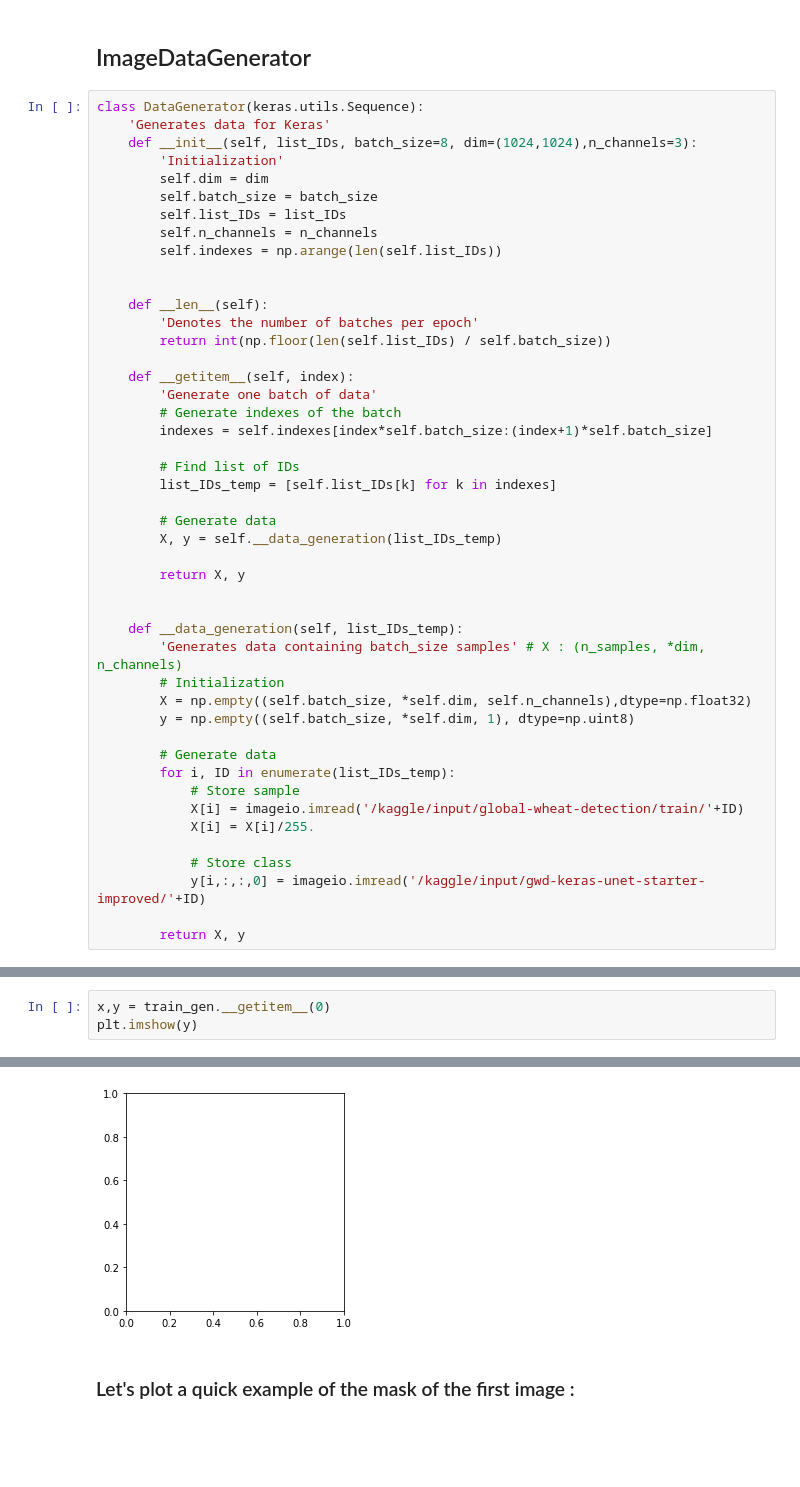
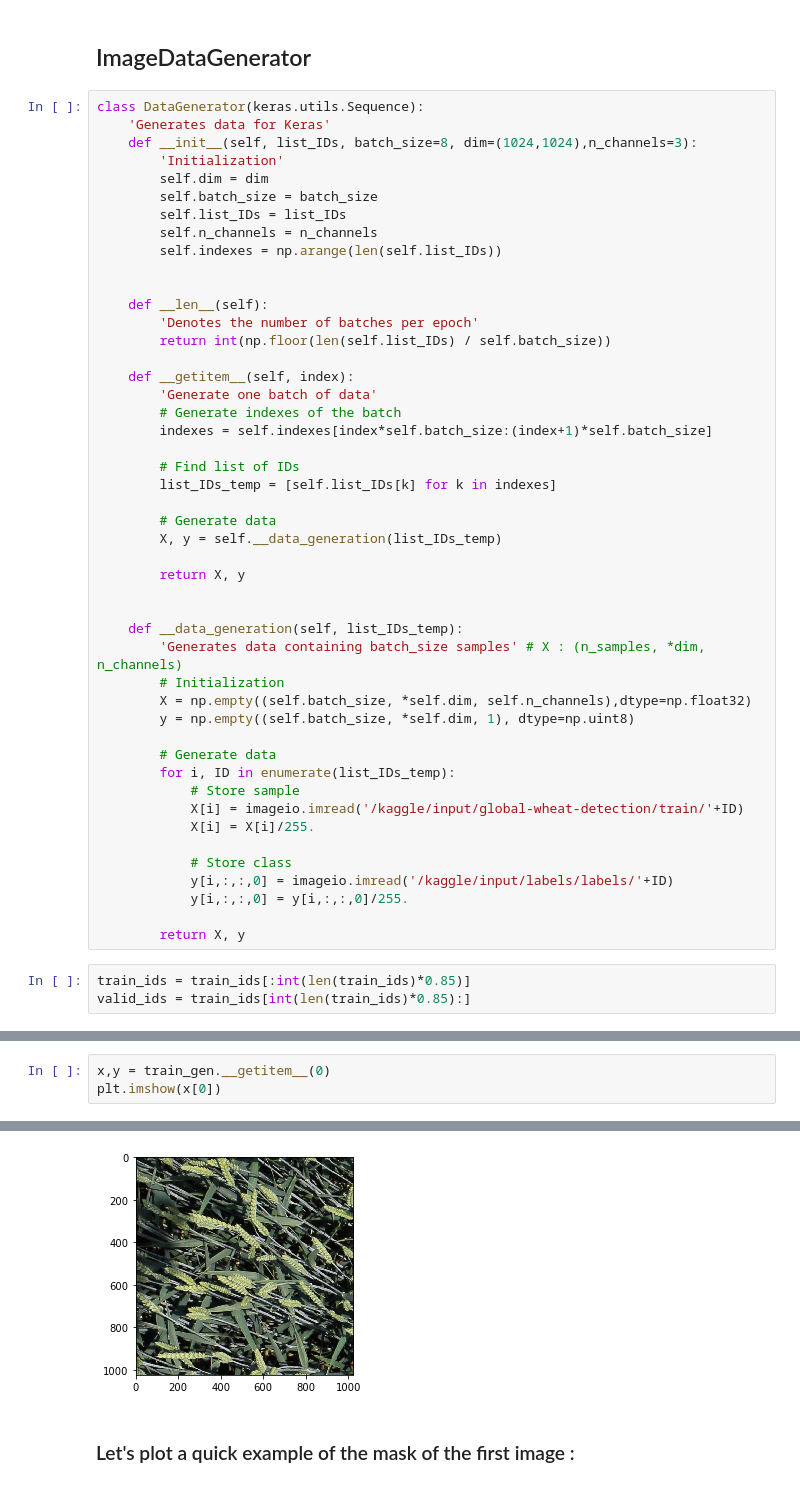
Before and after one commit to jiayangshi/Global-Wheat-Detection, a Jupyter notebook: GWD – Keras Unet Starter - Improved.ipynb, the cells around one changed output, grey strips where cells are left out. Cells and saved outputs as stored; diff of their text form; blank space fills up the shorter version.

```diff
--- a/GWD – Keras Unet Starter - Improved.ipynb
+++ b/GWD – Keras Unet Starter - Improved.ipynb
@@ -299,8 +247,12 @@ class DataGenerator(keras.utils.Sequence):
             X[i] = X[i]/255.
 
             # Store class
-            y[i,:,:,0] = imageio.imread('/kaggle/input/gwd-keras-unet-starter-improved/'+ID)
+            y[i,:,:,0] = imageio.imread('/kaggle/input/labels/labels/'+ID)
+            y[i,:,:,0] = y[i,:,:,0]/255.
 
         return X, y
+# %%
+train_ids = train_ids[:int(len(train_ids)*0.85)]
+valid_ids = train_ids[int(len(train_ids)*0.85):]
 # %%
 train_gen = DataGenerator(list_IDs=train_ids,batch_size=BATCH_SIZE, dim=(IMG_WIDTH, IMG_HEIGHT),n_channels=3)
@@ -314,5 +267,5 @@ for i,test_id in enumerate(test_ids):
 test_gen = test_imgs
 # %%
 x,y = train_gen.__getitem__(0)
-plt.imshow(y)
+plt.imshow(x[0])
 # %% [output]
@@ -320,4 +273,4 @@ TypeError: Invalid shape (1024, 1024, 1) for image data
-[figure, old version]
+[figure, new version]
 # %% [markdown]
 ### Let's plot a quick example of the mask of the first image :
 # %%
```
Also changed, not shown: parts of 13 cells of this notebook.
